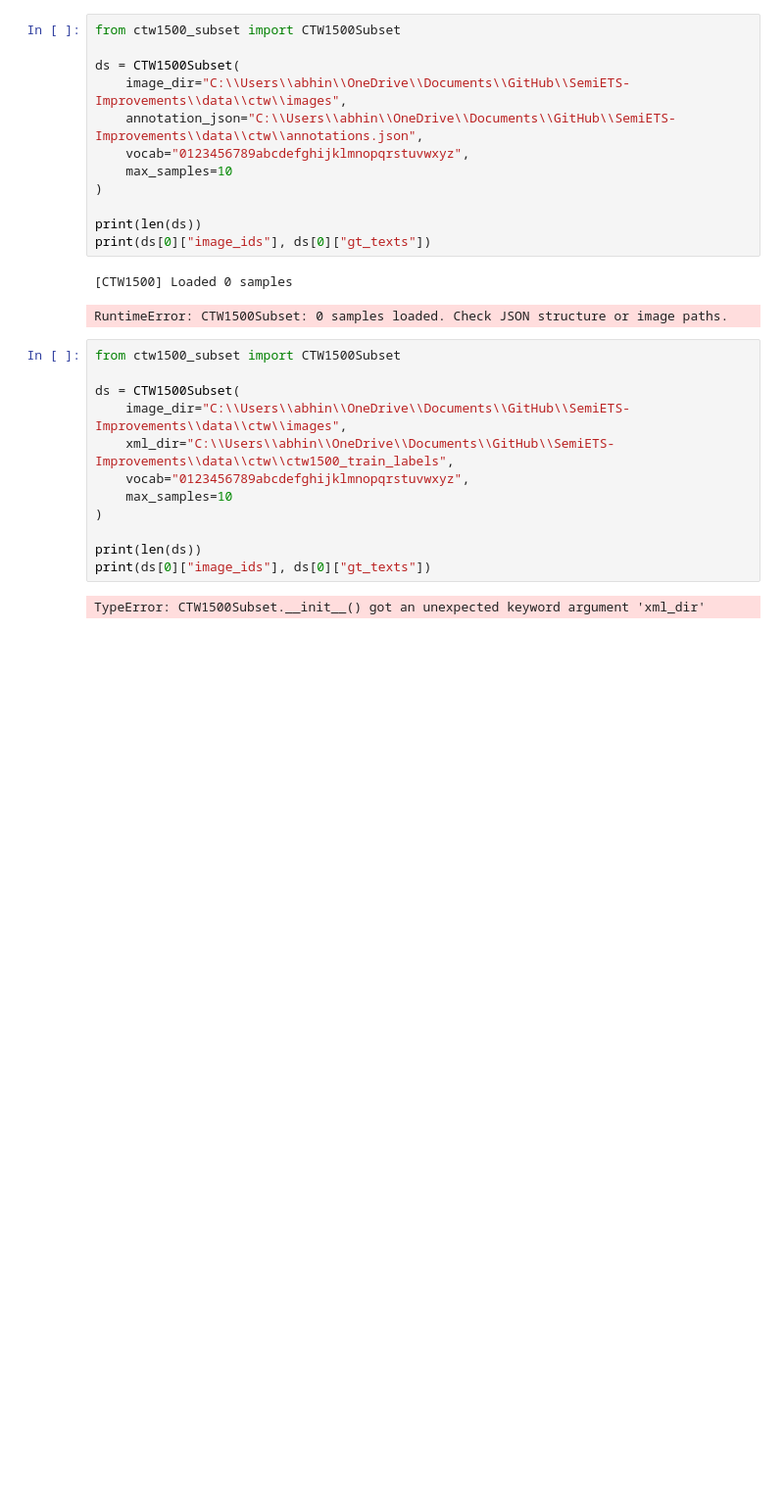
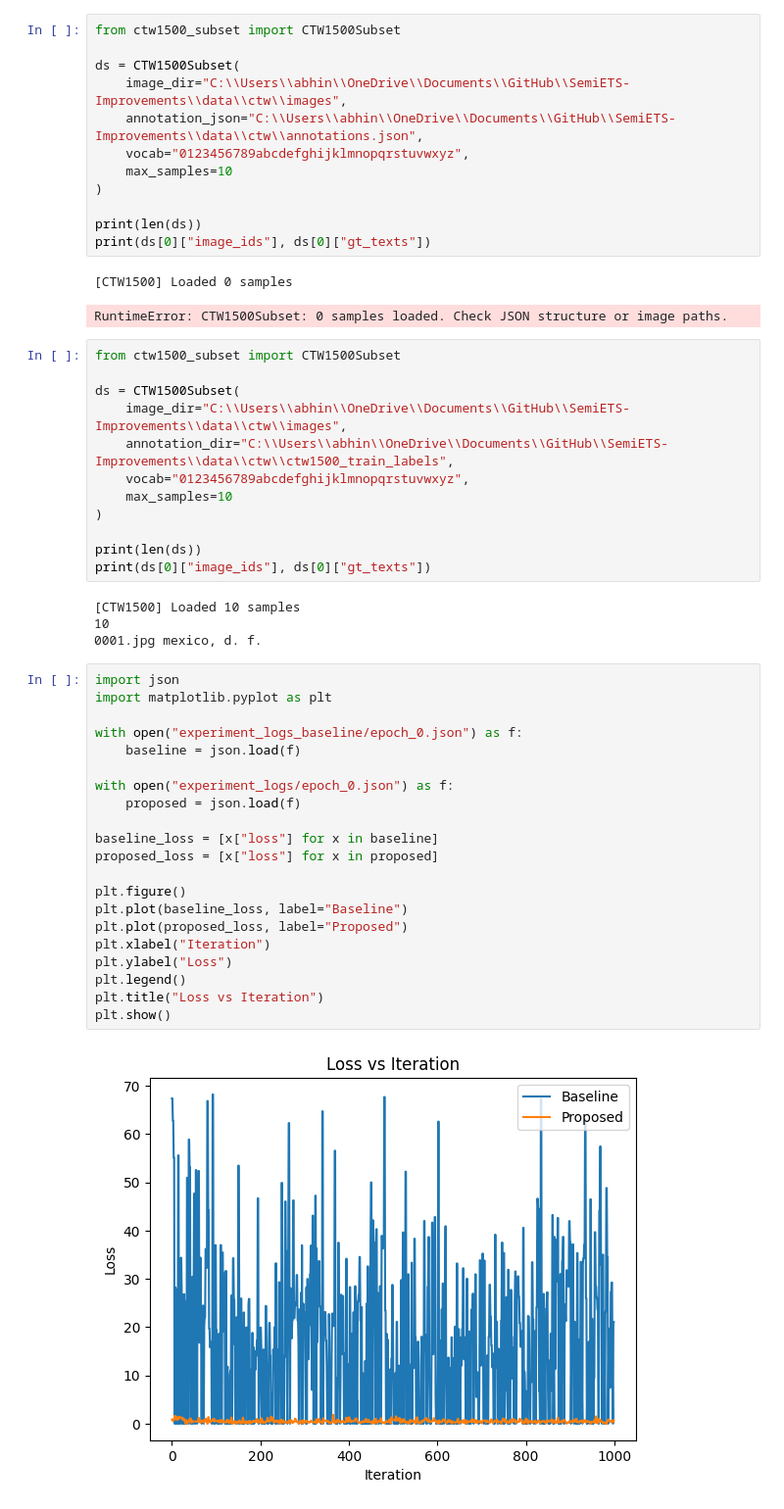
Before and after one commit to maxprogrammer007/SemiETS-Improvements, a Jupyter notebook: notebook2.ipynb, the cells around one changed output. Shown at 98% size. Cells and saved outputs as stored; diff of their text form; blank space fills up the shorter version.

```diff
--- a/notebook2.ipynb
+++ b/notebook2.ipynb
@@ -217,7 +217,7 @@ from ctw1500_subset import CTW1500Subset
 
 ds = CTW1500Subset(
     image_dir="C:\\Users\\abhin\\OneDrive\\Documents\\GitHub\\SemiETS-Improvements\\data\\ctw\\images",
-    xml_dir="C:\\Users\\abhin\\OneDrive\\Documents\\GitHub\\SemiETS-Improvements\\data\\ctw\\ctw1500_train_labels",
+    annotation_dir="C:\\Users\\abhin\\OneDrive\\Documents\\GitHub\\SemiETS-Improvements\\data\\ctw\\ctw1500_train_labels",
     vocab="0123456789abcdefghijklmnopqrstuvwxyz",
     max_samples=10
 )
@@ -225,4 +225,29 @@ ds = CTW1500Subset(
 print(len(ds))
 print(ds[0]["image_ids"], ds[0]["gt_texts"])
 # %% [output]
-TypeError: CTW1500Subset.__init__() got an unexpected keyword argument 'xml_dir'
+[CTW1500] Loaded 10 samples
+10
+0001.jpg mexico, d. f.
+# %%
+import json
+import matplotlib.pyplot as plt
+
+with open("experiment_logs_baseline/epoch_0.json") as f:
+    baseline = json.load(f)
+
+with open("experiment_logs/epoch_0.json") as f:
+    proposed = json.load(f)
+
+baseline_loss = [x["loss"] for x in baseline]
+proposed_loss = [x["loss"] for x in proposed]
+
+plt.figure()
+plt.plot(baseline_loss, label="Baseline")
+plt.plot(proposed_loss, label="Proposed")
+plt.xlabel("Iteration")
+plt.ylabel("Loss")
+plt.legend()
+plt.title("Loss vs Iteration")
+plt.show()
+# %% [output]
+[figure, added]
```
Also changed, not shown: parts of 2 cells of this notebook.
